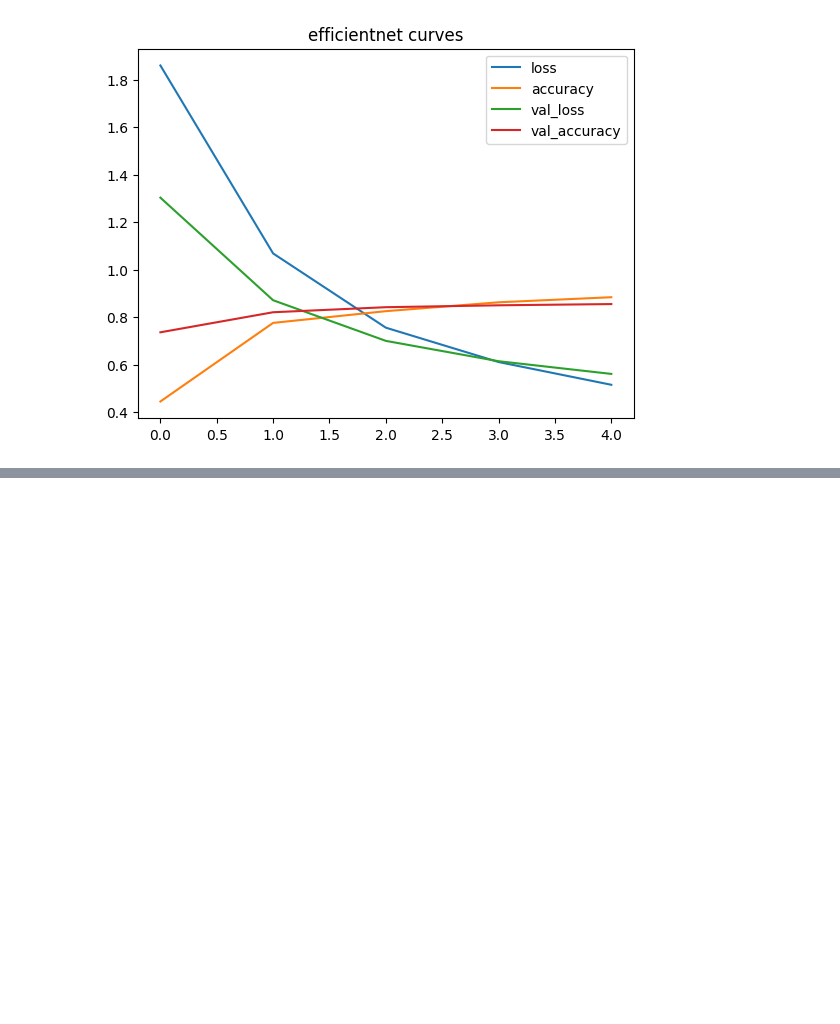
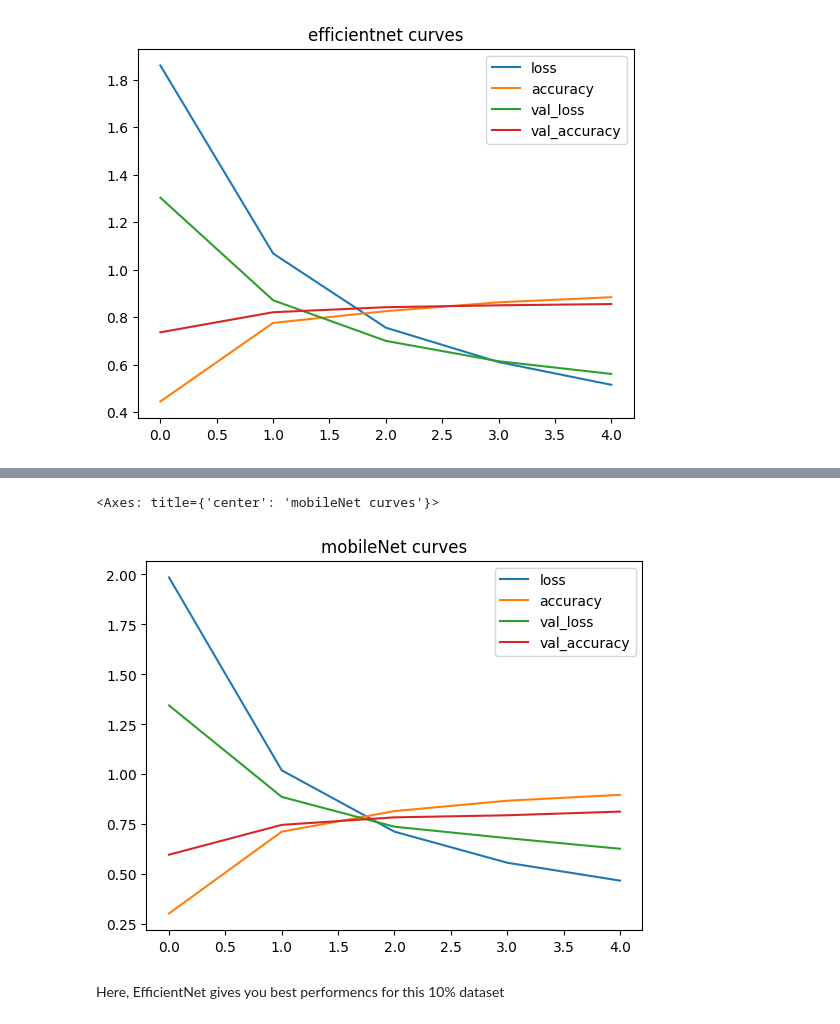
Before and after one commit to TusharMahata/Tensorflow_Learning, a Jupyter notebook: Exercises/Transfer_learning_1_exercises.ipynb, the cells around one changed output, grey strips where cells are left out. Cells and saved outputs as stored; diff of their text form; code cells hidden in the pictures; blank space fills up the shorter version.

```diff
--- a/Exercises/Transfer_learning_1_exercises.ipynb
+++ b/Exercises/Transfer_learning_1_exercises.ipynb
@@ -220,3 +220,15 @@ pd.DataFrame(efficientnet_history.history).plot(title='efficientnet curves')
 <Axes: title={'center': 'efficientnet curves'}>
 [figure]
 [figure]
+# %%
+# https://tfhub.dev/google/imagenet/mobilenet_v2_100_224/feature_vector/5
+# mobilenet model
+mobilenet_url='https://tfhub.dev/google/imagenet/mobilenet_v2_100_224/feature_vector/5'
+
+# Create model
+mobilenet_model = create_model(mobilenet_url, train_data.num_classes)
+
+# compile the model
+mobilenet_model.compile(loss='categorical_crossentropy',
+                        optimizer=tf.keras.optimizers.Adam(),
+                        metrics=['accuracy'])
@@ -222,0 +252,8 @@ pd.DataFrame(efficientnet_history.history).plot(title='efficientnet curves')
+# %%
+mobilenet_model_history = mobilenet_model.fit(train_data,
+                                              epochs=5,
+                                              steps_per_epoch=len(train_data),
+                                              validation_data=test_data,
+                                              validation_steps=len(test_data),
+                                              callbacks=[create_tensorboard_callback(dir_name='tensorflow_hub',
+                                                                                     experiment_name='mobile_net')])
@@ -222,0 +296,7 @@ pd.DataFrame(efficientnet_history.history).plot(title='efficientnet curves')
+# %%
+pd.DataFrame(mobilenet_model_history.history).plot(title='mobileNet curves')
+# %% [output]
+<Axes: title={'center': 'mobileNet curves'}>
+[figure, added]
+# %% [markdown]
+Here, EfficientNet gives you best performencs for this 10% dataset
```
Also changed, not shown: parts of 3 cells of this notebook.
